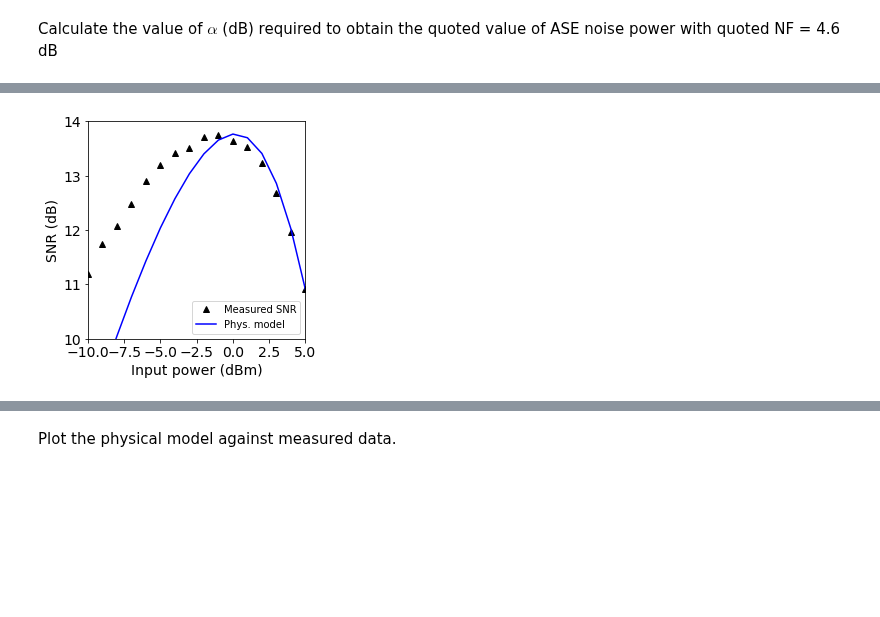
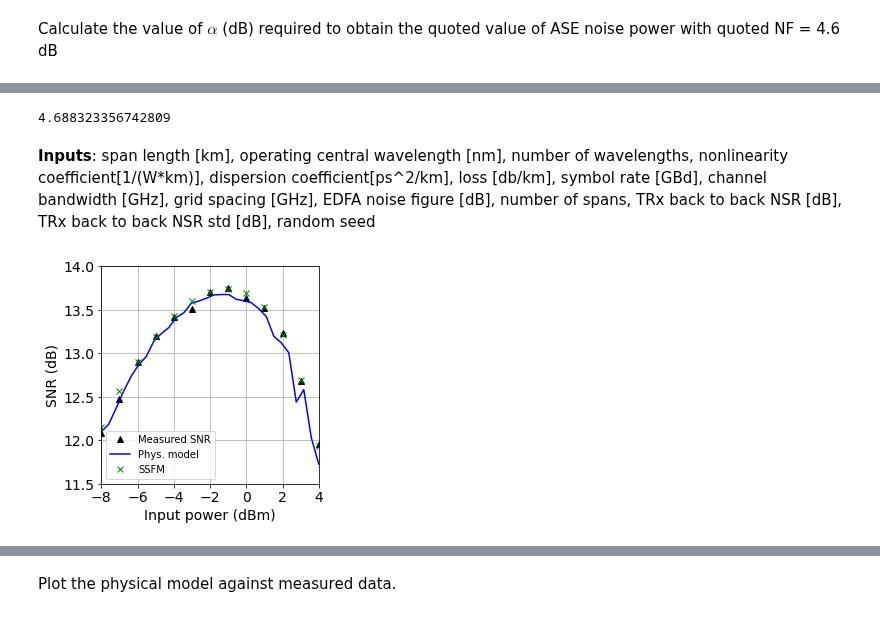
Before and after one commit to joshnevin/physics_enhanced_GPs, a Jupyter notebook: GN_model_enhanced_GPs_comp_d_pvar.ipynb, the cells around one changed output, grey strips where cells are left out. Cells and saved outputs as stored; diff of their text form; code cells hidden in the pictures; blank space fills up the shorter version.

```diff
--- a/GN_model_enhanced_GPs_comp_d_pvar.ipynb
+++ b/GN_model_enhanced_GPs_comp_d_pvar.ipynb
@@ -96,11 +100,12 @@ def predict_snr_david(pch, model, rseed, sig):
     #pch_pert = pch + np.random.uniform(-sig, sig, len(pch))
     ASE_0_david = 4.3e-4*1e-3 # W
     ASE = phys_model.calc_Pase()
+    #ASE = phys_model.calc_Pase_G(25)
     Pnli = phys_model.calc_eta(pch_pert)*(convert_to_lin_dbm(pch_pert)**3)
-    #trx_btb = 1/29.2
-    trx_btb = 1/convert_to_lin(16.)
-    #return convert_to_db(1/(1/(convert_to_lin_dbm(pch_pert)/(ASE_0_david*10 + Pnli)) + trx_btb )) # paper values
-    return convert_to_db(1/(1/(convert_to_lin_dbm(pch_pert)/(ASE + Pnli)) + trx_btb )) # values from formula
+    trx_btb = 1/29.2
+    return convert_to_db(1/(1/(convert_to_lin_dbm(pch_pert)/(ASE_0_david*10 + Pnli)) + trx_btb )) # paper values
+#     trx_btb = 1/29.2
+#     return convert_to_db(1/(1/(convert_to_lin_dbm(pch_pert)/(ASE + Pnli)) + trx_btb )) # values from formula
 # %% [markdown]
 David's paper: SNR$^{-1}$ = SNR$^{-1}$ + $\mathrm{{SNR}_0}^{-1}$
 $\mathrm{{SNR}_0}=29.2=14.7$dB
@@ -122,25 +125,44 @@ convert_to_db((4.3e-4*1e-3)/(6.63e-34*(3e8/1550e-9)*(convert_to_lin(0.2*100) - 1
+# %%
+convert_to_db((4.3e-4*1e-3)/(6.63e-34*(3e8/1550e-9)*(convert_to_lin(0.2*100) - 1)*11.5e9))
+# %% [output]
+4.688323356742809
+# %% [markdown]
+**Inputs**: span length [km], operating central wavelength [nm], number of wavelengths, nonlinearity coefficient[1/(W*km)], dispersion coefficient[ps^2/km], loss [db/km], symbol rate [GBd], channel bandwidth [GHz], grid spacing [GHz], EDFA noise figure [dB], number of spans, TRx back to back NSR [dB], TRx back to back NSR std [dB], random seed
 # %%
 placeholder = 1
 #phys_model = GN_model(100, 1550, 1, 0.72, 18, 0.2, 11.5, 40.2, 50, 3, 10, placeholder, placeholder, 4)
-phys_model = GN_model(100, 1550, 1, 0.72, 17, 0.19, 11.5, 40.2, 50, 4.6, 10, placeholder, placeholder, 4)
+phys_model = GN_model(100, 1550, 1, 0.72, 16.5, 0.2, 11.5, 40.2, 50, 4.6, 10, placeholder, placeholder, 4)
 # %%
-snr_phys_david = predict_snr_david(pch, phys_model, 1, 0.001)  # ASE and TRx back to back noise are both given by paper
+pch_gn_comp = np.linspace(pch[0], pch[-1], 30)
+snr_phys_david = predict_snr_david(pch_gn_comp, phys_model, 2, 0.5/3)  # ASE and TRx back to back noise are both given by paper
+# %%
+def apply_b2b(snr, b2b):
+    return convert_to_db(1/(1/convert_to_lin(snr) + 1/convert_to_lin(b2b)))
+snr_ssfm = [13.78, 14.78, 15.75, 16.74, 17.7, 18.63, 19.52, 20.26, 20.8, 20.98, 20.73, 19.94, 18.7, 17.09, 15.26, 13.28]
+pch_ssfm = [-10, -9, -8, -7, -6, -5, -4, -3, -2, -1, 0, 1, 2, 3, 4, 5]
+snr_ssfm_m = [apply_b2b(i, convert_to_db(29.2)) for i in snr_ssfm]
 # %%
 f, ax = plt.subplots()
+#plt.plot(pch_comp, snr_comp, 'k^', label='Measured SNR')
 plt.plot(pch, snr, 'k^', label='Measured SNR')
-plt.plot(pch, snr_phys_david, 'b-', label='Phys. model')
+plt.plot(pch_gn_comp, snr_phys_david, 'b-', label='Phys. model')
+plt.plot(pch_ssfm[2:-1], snr_ssfm_m[2:-1], 'gx', label = 'SSFM')
 #plt.plot(pch_gn_example, snr_phys_example, 'b-', label='Phys. model')
 plt.xlim([pch[-1], pch[0]])
-plt.xticks([-10, -7.5, -5, -2.5, 0, 2.5, 5 ])
-plt.ylim([10, 14])
+plt.xticks([-8, -6, -4, -2, 0, 2, 4])
+#plt.xticks([-10, -7.5, -5, -2.5, 0, 2.5, 5 ])
+plt.ylim([11.5, 14])
 plt.xlabel("Input power (dBm)")
 plt.ylabel("SNR (dB)")
 plt.legend(prop={'size':10})
 ax.set_aspect(1.0/ax.get_data_ratio(), adjustable='box')
 f.patch.set_facecolor('w')
+plt.grid()
 #plt.savefig('figures/david_gn_measurements_comp_ppert.pdf', dpi=200,bbox_inches='tight')
+plt.savefig('figures/final_phys_model_meas_comp.pdf', dpi=200,bbox_inches='tight')
+#plt.savefig('figures/ssfm_comp_david.pdf', dpi=200,bbox_inches='tight')
 plt.show()
 # %% [output]
-[figure, old version]
+[figure, new version]
 # %%
 num_pts_phys = 15
```
Also changed, not shown: parts of 21 cells of this notebook, 3 other files.
